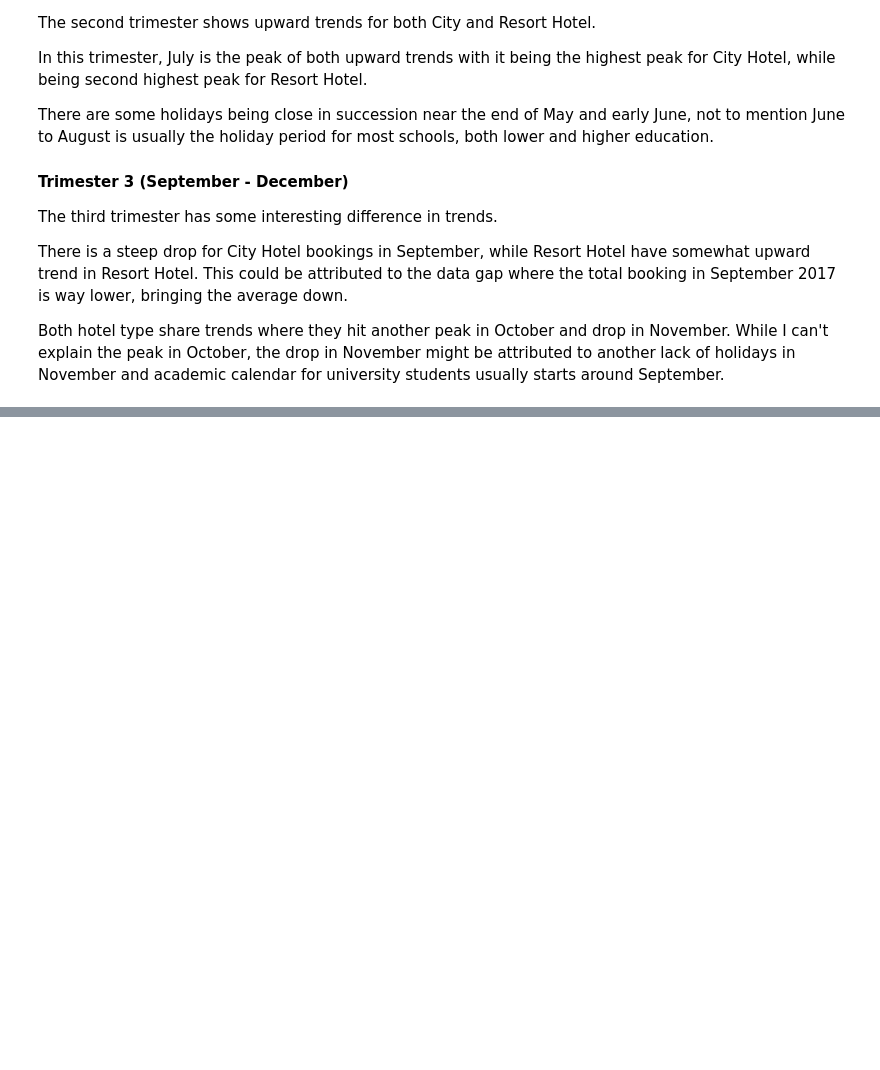
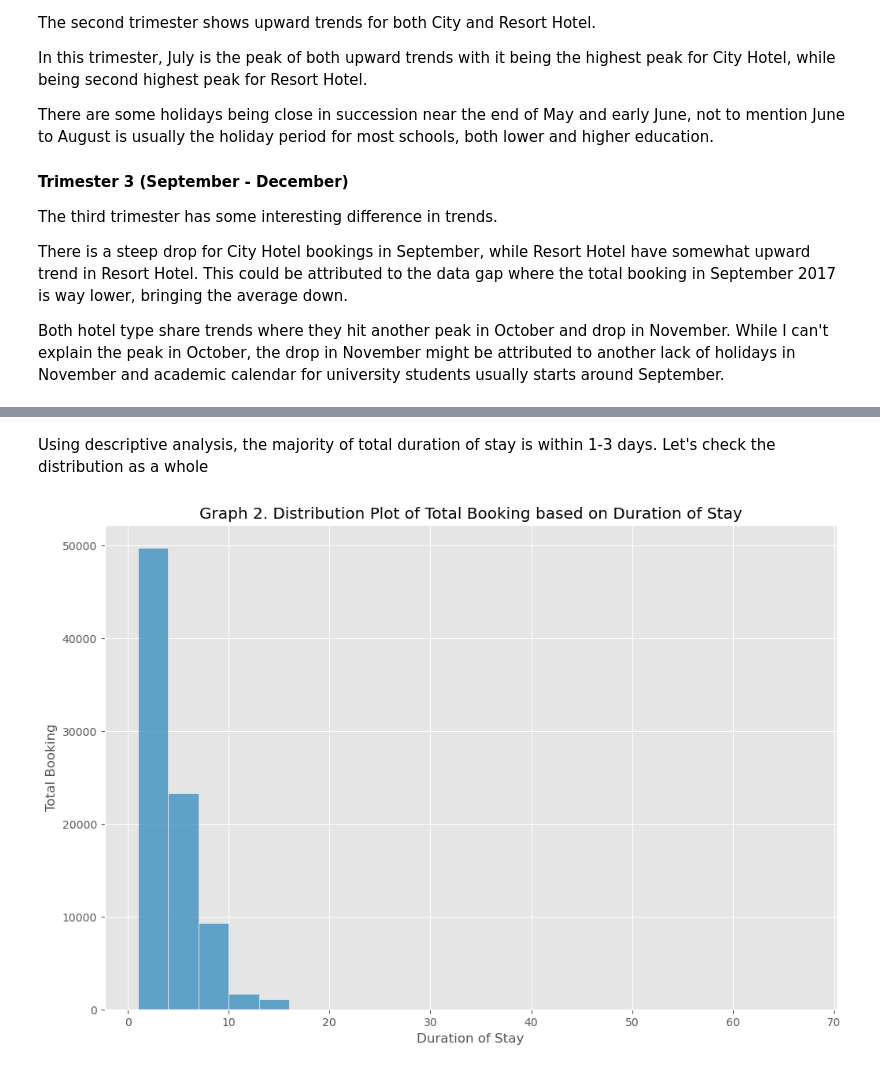
Before and after one commit to andreadeputra/MLPortfolio, a Jupyter notebook: Courses/RakaminMiniProject/2. Investigate Hotel Business using Data Visualization/Investigate Hotel Business using Data Visualization.ipynb, the cells around one changed output, grey strips where cells are left out. Drawn from its saved outputs; the diff is of its cells as text; code cells hidden in the pictures; blank space fills up the shorter version.

```diff
--- a/Courses/RakaminMiniProject/2. Investigate Hotel Business using Data Visualization/Investigate Hotel Business using Data Visualization.ipynb
+++ b/Courses/RakaminMiniProject/2. Investigate Hotel Business using Data Visualization/Investigate Hotel Business using Data Visualization.ipynb
@@ -493,0 +499,7 @@ Both hotel type share trends where they hit another peak in October and drop in
+# %%
+df['stays_total'] = df.stays_in_weekdays_nights + df.stays_in_weekend_nights
+display(df[['stays_total']].describe().T)
+print('Top 5 total duration of stay:')
+df.groupby('stays_total')[['hotel']].count().\
+    rename(columns={'hotel' : 'total_booking'}).\
+    reset_index().sort_values(by='total_booking', ascending=False).head()
@@ -493,0 +516,10 @@ Both hotel type share trends where they hit another peak in October and drop in
+# %% [markdown]
+Using descriptive analysis, the majority of total duration of stay is within 1-3 days. Let's check the distribution as a whole
+# %%
+plt.title('Graph 2. Distribution Plot of Total Booking based on Duration of Stay')
+sns.histplot(df.stays_total, bins=range(1,70,3))
+plt.xlabel('Duration of Stay')
+plt.ylabel('Total Booking')
+plt.show()
+# %% [output]
+[figure, added]
```
Also changed, not shown: parts of 13 cells of this notebook, 1 other file.
